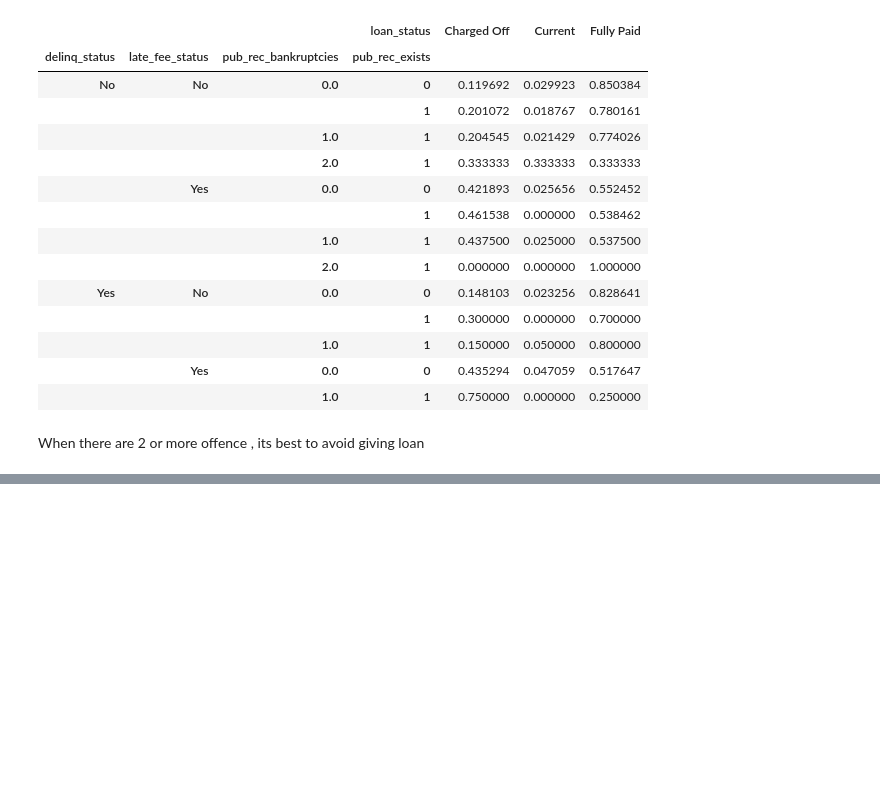
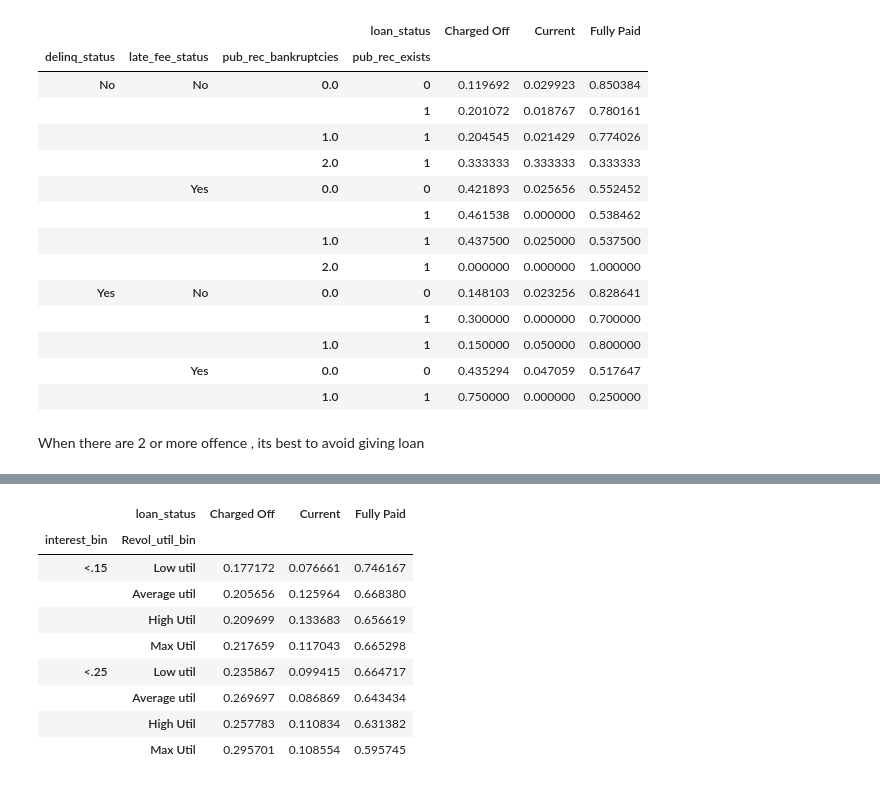
Before and after one commit to karthikmnkrishna/Loan-default-prediction, a Jupyter notebook: Loan_Case_study.ipynb, the cells around one changed output, grey strips where cells are left out. Cells and saved outputs as stored; diff of their text form; code cells hidden in the pictures; blank space fills up the shorter version.

```diff
--- a/Loan_Case_study.ipynb
+++ b/Loan_Case_study.ipynb
@@ -1139,0 +1190,14 @@ When there are 2 or more offence , its best to avoid giving loan
+# %%
+df60 = df[(df.term == '60 months') & (df.interest_bin.isin(['<.15','<.25']))]
+pd.crosstab([df60.interest_bin , df60.Revol_util_bin],df60.loan_status , values= df60.loan_amnt , aggfunc= 'count',normalize= 'index')
+# %% [output]
+|  | loan_status | Charged Off | Current | Fully Paid |
+| interest_bin | Revol_util_bin |  |  |  |
+| <.15 | Low util | 0.177172 | 0.076661 | 0.746167 |
+|  | Average util | 0.205656 | 0.125964 | 0.668380 |
+|  | High Util | 0.209699 | 0.133683 | 0.656619 |
+|  | Max Util | 0.217659 | 0.117043 | 0.665298 |
+| <.25 | Low util | 0.235867 | 0.099415 | 0.664717 |
+|  | Average util | 0.269697 | 0.086869 | 0.643434 |
+|  | High Util | 0.257783 | 0.110834 | 0.631382 |
+|  | Max Util | 0.295701 | 0.108554 | 0.595745 |
```
Also changed, not shown: parts of 9 cells of this notebook.
